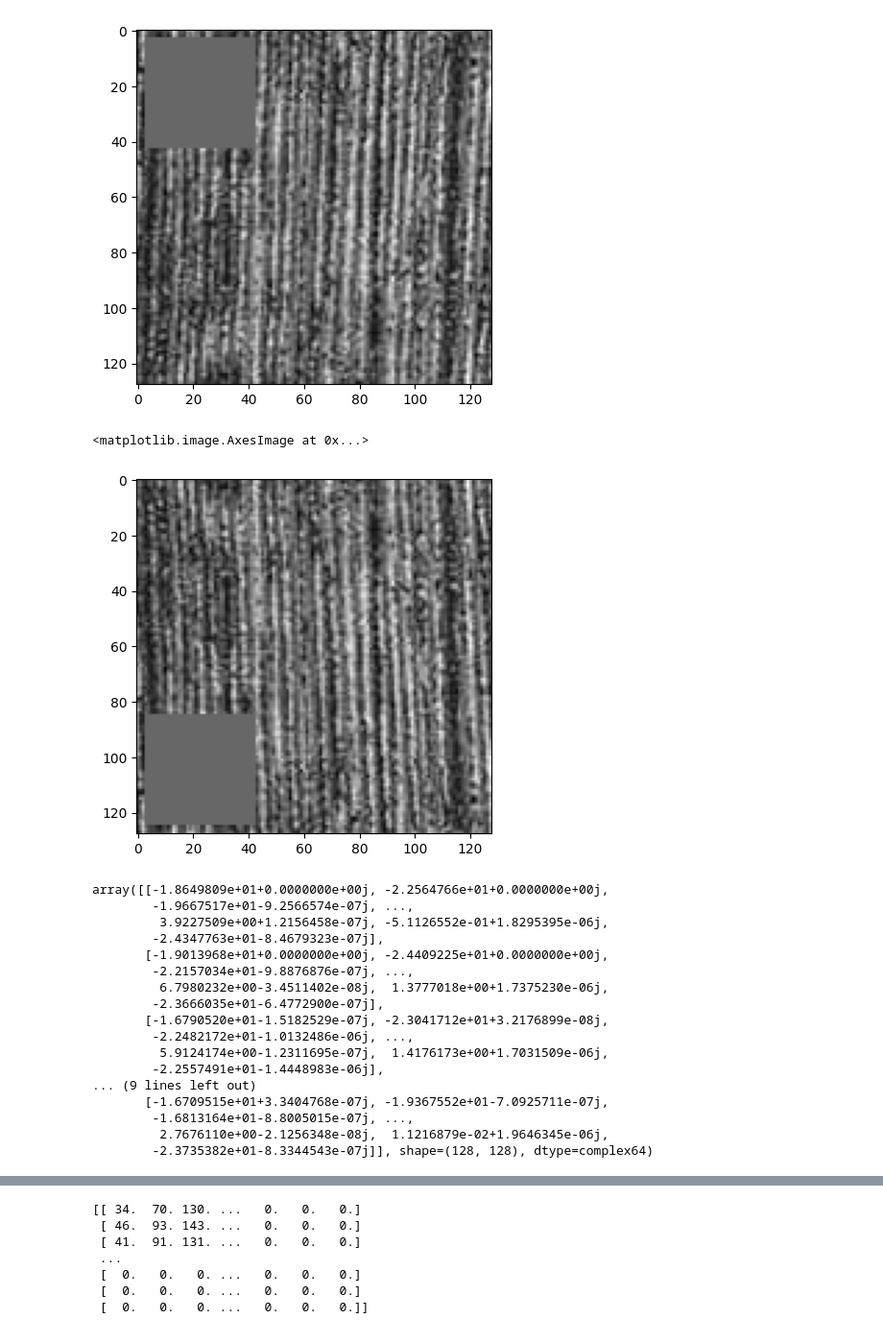
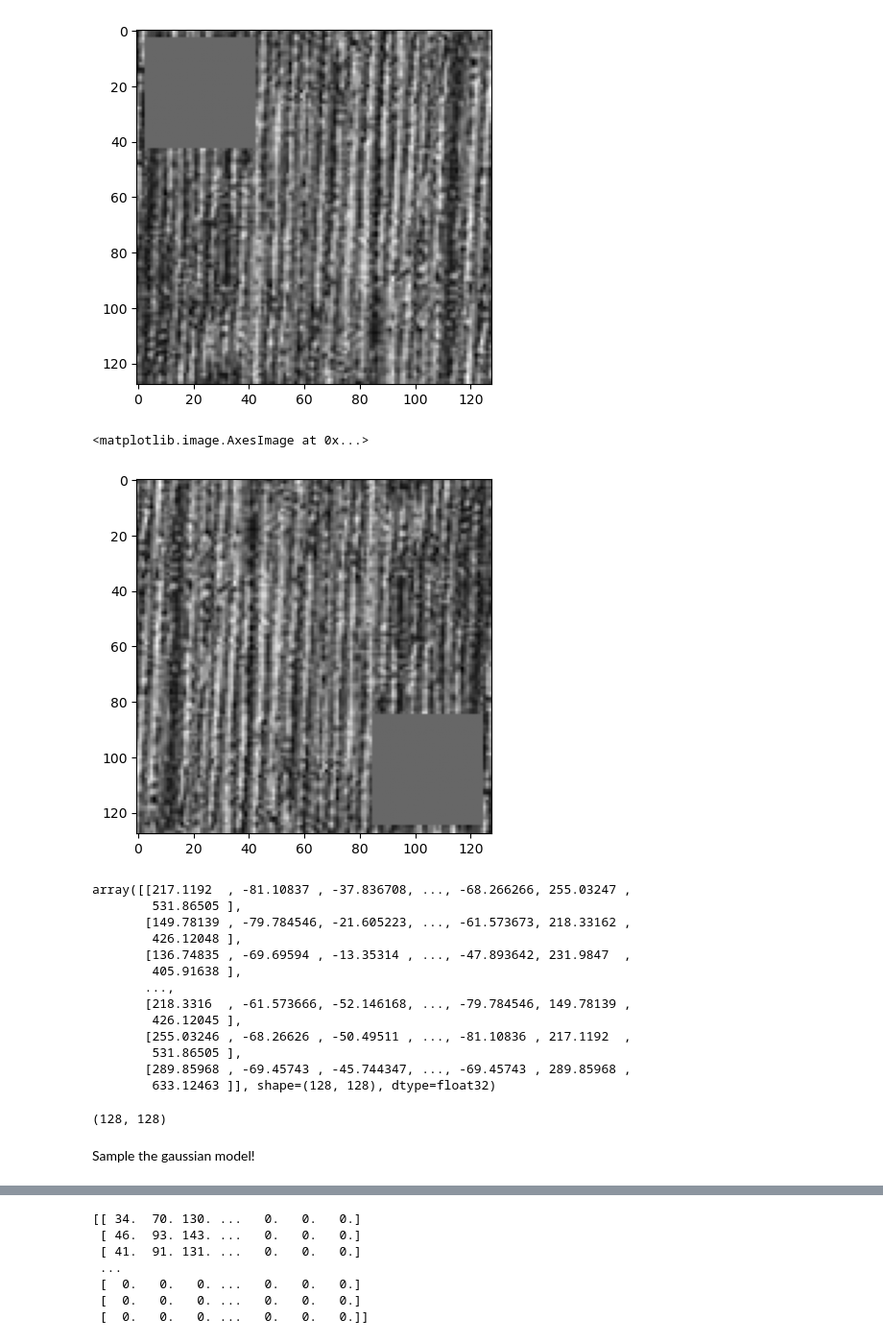
Before and after one commit to guilhermeRaibolt/gaussian-impainting, a Jupyter notebook: gaussian_sampling.ipynb, the cells around one changed output, grey strips where cells are left out. Shown at 96% size. Saved outputs shown, nothing was run; the diff lists cells and outputs as text; code cells hidden in the pictures.

```diff
--- a/gaussian_sampling.ipynb
+++ b/gaussian_sampling.ipynb
@@ -88,31 +89,31 @@ plt.imshow(spot, cmap="gray")
 <matplotlib.image.AxesImage at 0x...>
 [figure]
 # %%
-inverted_spot=spot[::-1]
+inverted_spot = spot[::-1, ::-1]
 plt.imshow(inverted_spot,cmap="gray")
 # %% [output]
 <matplotlib.image.AxesImage at 0x...>
-[figure, old version]
+[figure, new version]
 # %%
 fft_spot = np.fft.fft2(spot)
 fft_inevrted_spot = np.fft.fft2(inverted_spot)
-cov = np.fft.ifft2(fft_spot * fft_inevrted_spot)
+cov = np.fft.ifft2(fft_spot * fft_inevrted_spot).real
 cov
 # %% [output]
-array([[-1.8649809e+01+0.0000000e+00j, -2.2564766e+01+0.0000000e+00j,
-        -1.9667517e+01-9.2566574e-07j, ...,
-         3.9227509e+00+1.2156458e-07j, -5.1126552e-01+1.8295395e-06j,
-        -2.4347763e+01-8.4679323e-07j],
-       [-1.9013968e+01+0.0000000e+00j, -2.4409225e+01+0.0000000e+00j,
-        -2.2157034e+01-9.8876876e-07j, ...,
-         6.7980232e+00-3.4511402e-08j,  1.3777018e+00+1.7375230e-06j,
-        -2.3666035e+01-6.4772900e-07j],
-       [-1.6790520e+01-1.5182529e-07j, -2.3041712e+01+3.2176899e-08j,
-        -2.2482172e+01-1.0132486e-06j, ...,
-         5.9124174e+00-1.2311695e-07j,  1.4176173e+00+1.7031509e-06j,
-        -2.2557491e+01-1.4448983e-06j],
-... (9 lines left out)
-       [-1.6709515e+01+3.3404768e-07j, -1.9367552e+01-7.0925711e-07j,
-        -1.6813164e+01-8.8005015e-07j, ...,
-         2.7676110e+00-2.1256348e-08j,  1.1216879e-02+1.9646345e-06j,
-        -2.3735382e+01-8.3344543e-07j]], shape=(128, 128), dtype=complex64)
+array([[217.1192  , -81.10837 , -37.836708, ..., -68.266266, 255.03247 ,
+        531.86505 ],
+       [149.78139 , -79.784546, -21.605223, ..., -61.573673, 218.33162 ,
+        426.12048 ],
+       [136.74835 , -69.69594 , -13.35314 , ..., -47.893642, 231.9847  ,
+        405.91638 ],
+       ...,
+       [218.3316  , -61.573666, -52.146168, ..., -79.784546, 149.78139 ,
+        426.12045 ],
+       [255.03246 , -68.26626 , -50.49511 , ..., -81.10836 , 217.1192  ,
+        531.86505 ],
+       [289.85968 , -69.45743 , -45.744347, ..., -69.45743 , 289.85968 ,
+        633.12463 ]], shape=(128, 128), dtype=float32)
+# %%
+cov.shape
+# %% [output]
+(128, 128)
@@ -118,0 +145,2 @@ array([[-1.8649809e+01+0.0000000e+00j, -2.2564766e+01+0.0000000e+00j,
+# %% [markdown]
+Sample the gaussian model!
```
Also changed, not shown: parts of 4 cells of this notebook.
